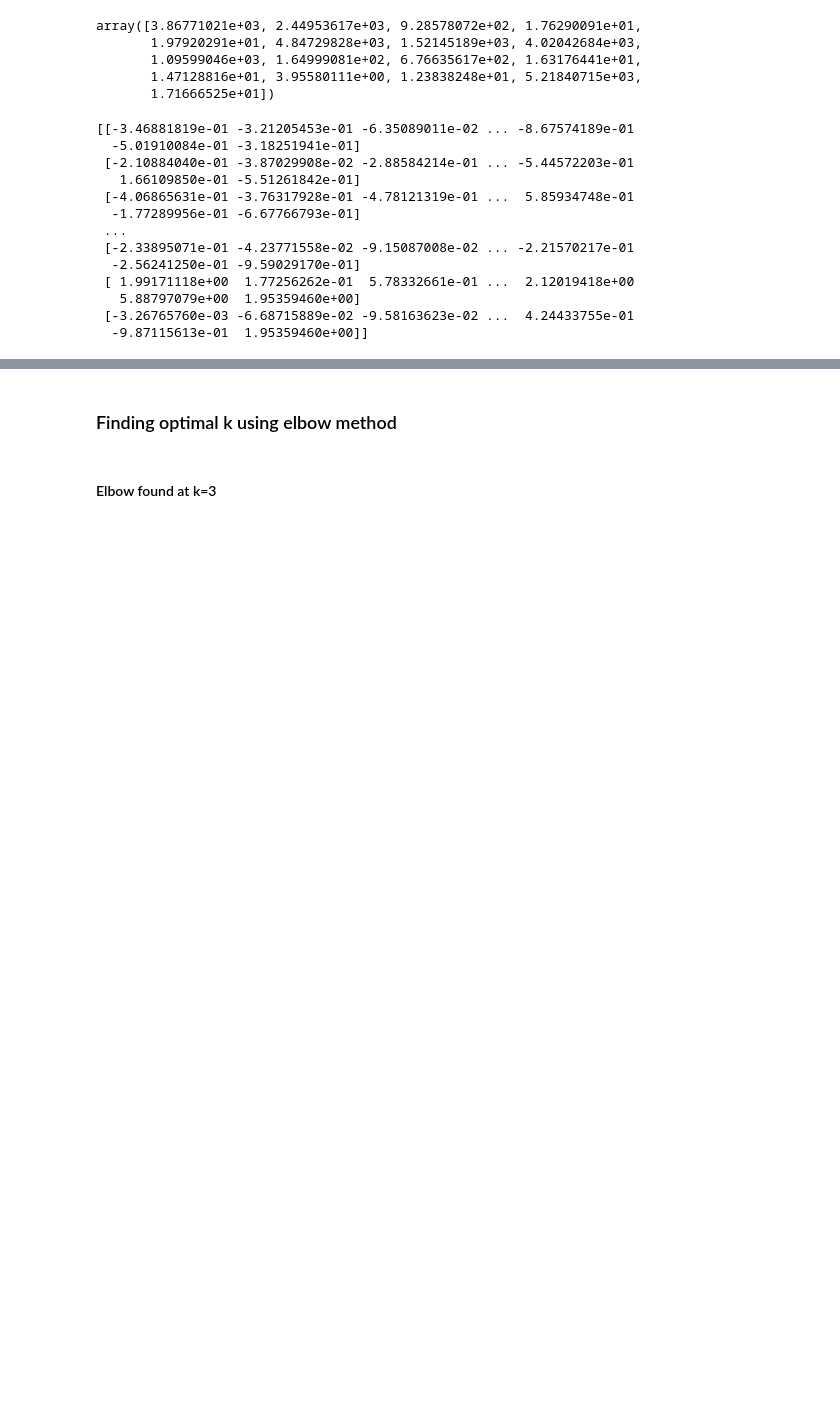
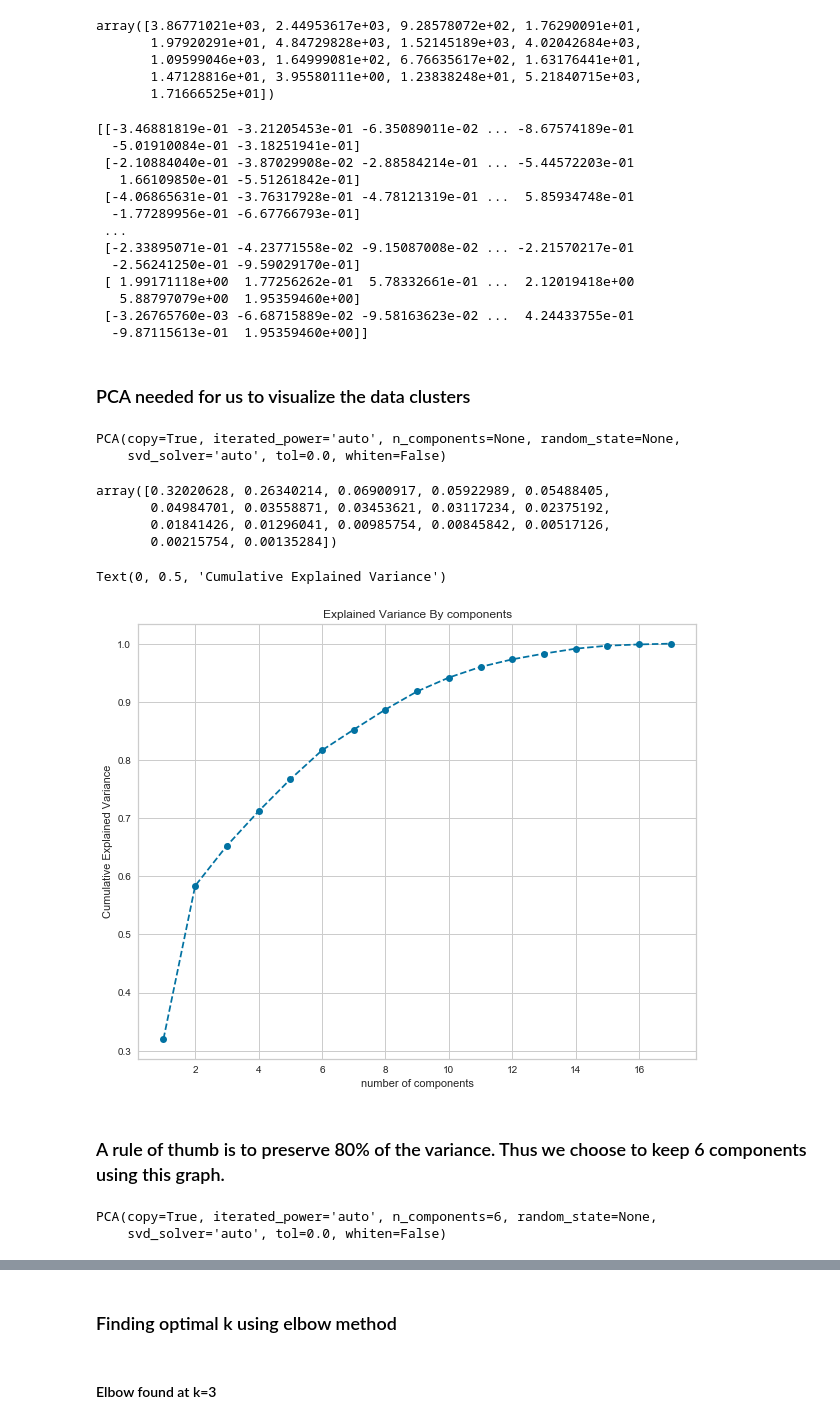
Before and after one commit to Macedon93/Data-Mining, a Jupyter notebook: Assignment 3/Assignment3.ipynb, the cells around one changed output, grey strips where cells are left out. Drawn from its saved outputs; the diff is of its cells as text; code cells hidden in the pictures; blank space fills up the shorter version.

```diff
--- a/Assignment 3/Assignment3.ipynb
+++ b/Assignment 3/Assignment3.ipynb
@@ -141,3 +142,36 @@ print(features)
    5.88797079e+00  1.95359460e+00]
  [-3.26765760e-03 -6.68715889e-02 -9.58163623e-02 ...  4.24433755e-01
   -9.87115613e-01  1.95359460e+00]]
+# %% [markdown]
+### PCA needed for us to visualize the data clusters
+# %%
+pca = PCA()
+pca.fit(features)
+# %% [output]
+PCA(copy=True, iterated_power='auto', n_components=None, random_state=None,
+    svd_solver='auto', tol=0.0, whiten=False)
+# %%
+pca.explained_variance_ratio_
+# %% [output]
+array([0.32020628, 0.26340214, 0.06900917, 0.05922989, 0.05488405,
+       0.04984701, 0.03558871, 0.03453621, 0.03117234, 0.02375192,
+       0.01841426, 0.01296041, 0.00985754, 0.00845842, 0.00517126,
+       0.00215754, 0.00135284])
+# %%
+## Lets plot the variance plot
+plt.figure(figsize = (10,8))
+plt.plot(range(1,18), pca.explained_variance_ratio_.cumsum(), marker = 'o', linestyle = '--')
+plt.title("Explained Variance By components")
+plt.xlabel("number of components")
+plt.ylabel("Cumulative Explained Variance")
+# %% [output]
+Text(0, 0.5, 'Cumulative Explained Variance')
+[figure, added]
+# %% [markdown]
+### A rule of thumb is to preserve 80% of the variance. Thus we choose to keep 6 components using this graph.
+# %%
+pca = PCA(n_components = 6)
+pca.fit(features)
+# %% [output]
+PCA(copy=True, iterated_power='auto', n_components=6, random_state=None,
+    svd_solver='auto', tol=0.0, whiten=False)
```
Also changed, not shown: parts of 7 cells of this notebook.
